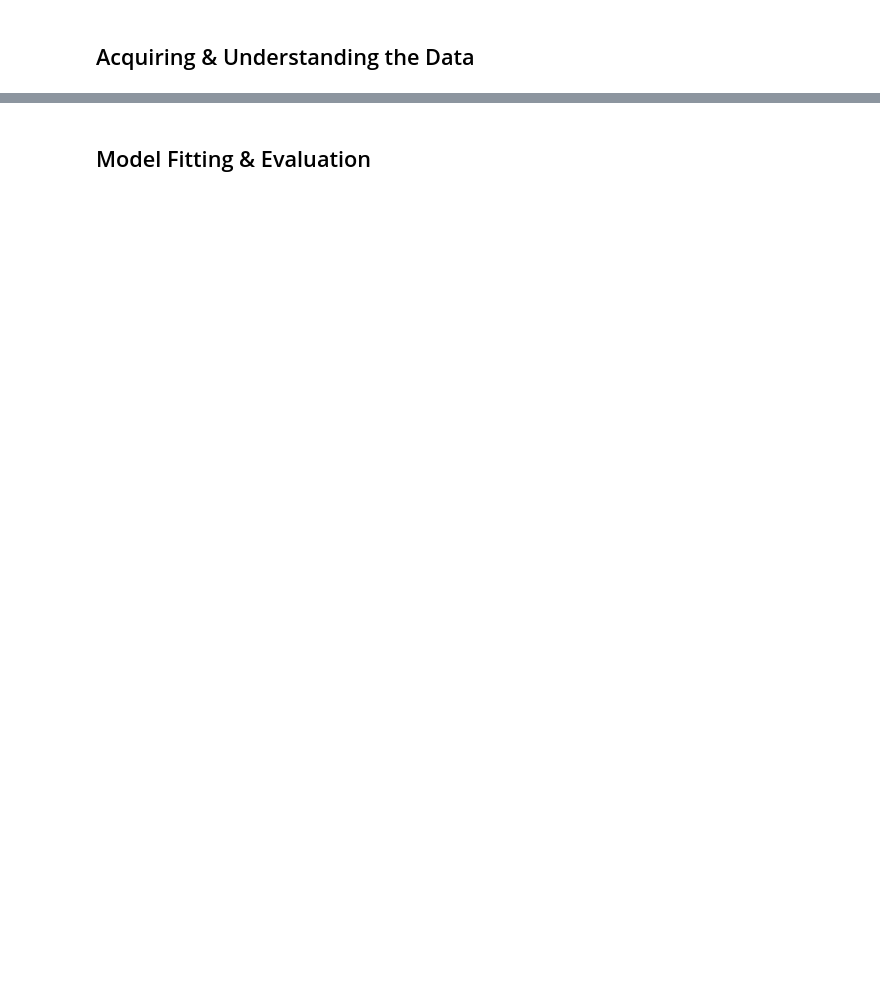
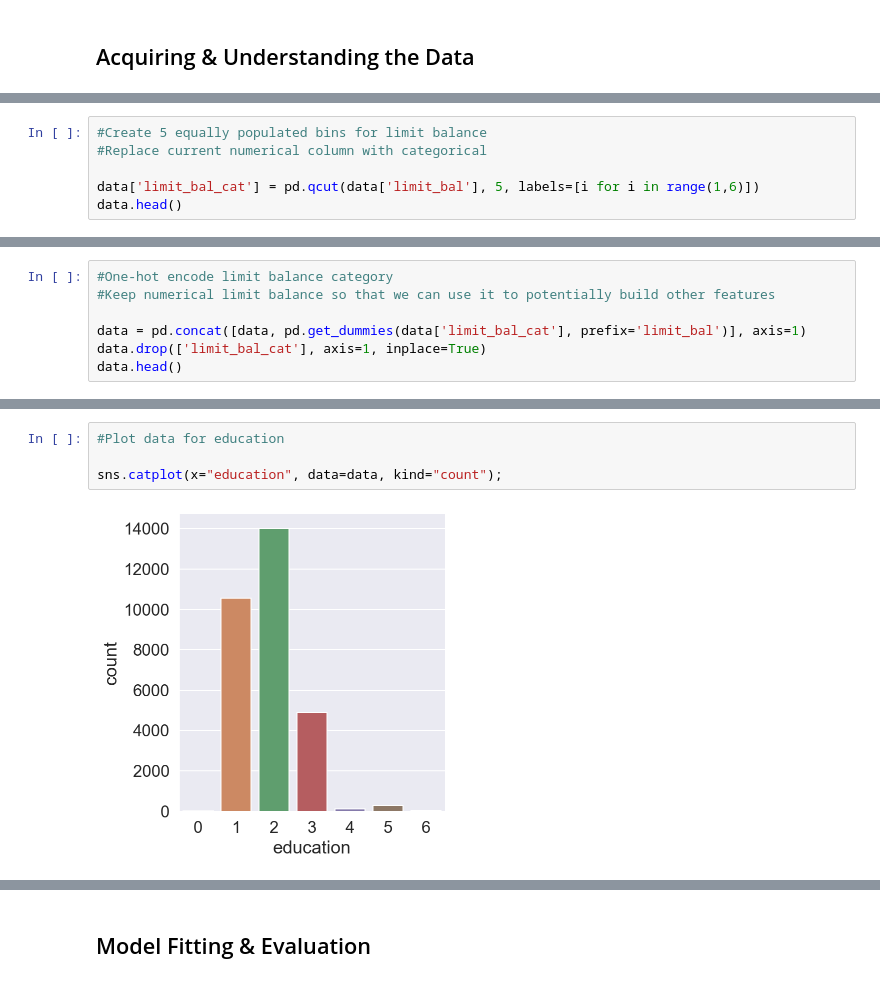
Before and after one commit to pierrewinter/CreditSesame, a Jupyter notebook: credit_default_prediction.ipynb, the cells around one changed output, grey strips where cells are left out. Saved outputs shown, nothing was run; the diff lists cells and outputs as text; blank space fills up the shorter version.

```diff
--- a/credit_default_prediction.ipynb
+++ b/credit_default_prediction.ipynb
@@ -37,0 +195,6 @@ Requirement already satisfied: xlrd in c:\python\python38\lib\site-packages (2.0
+# %%
+#Create 5 equally populated bins for limit balance
+#Replace current numerical column with categorical
+
+data['limit_bal_cat'] = pd.qcut(data['limit_bal'], 5, labels=[i for i in range(1,6)])
+data.head()
@@ -37,0 +208,7 @@ Requirement already satisfied: xlrd in c:\python\python38\lib\site-packages (2.0
+# %%
+#One-hot encode limit balance category
+#Keep numerical limit balance so that we can use it to potentially build other features
+
+data = pd.concat([data, pd.get_dummies(data['limit_bal_cat'], prefix='limit_bal')], axis=1)
+data.drop(['limit_bal_cat'], axis=1, inplace=True)
+data.head()
@@ -37,0 +222,6 @@ Requirement already satisfied: xlrd in c:\python\python38\lib\site-packages (2.0
+# %%
+#Plot data for education
+
+sns.catplot(x="education", data=data, kind="count");
+# %% [output]
+[figure, added]
```
Also changed, not shown: parts of 67 cells of this notebook.
